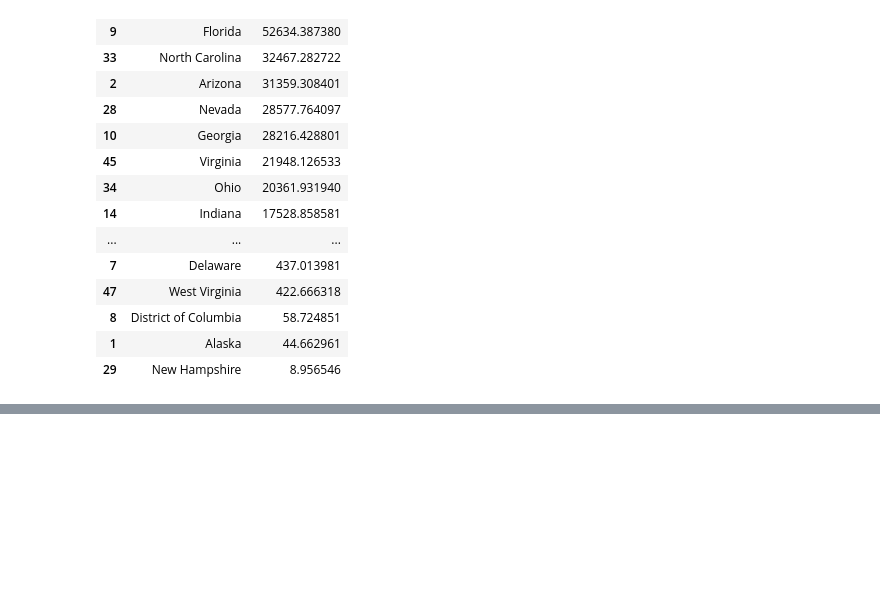
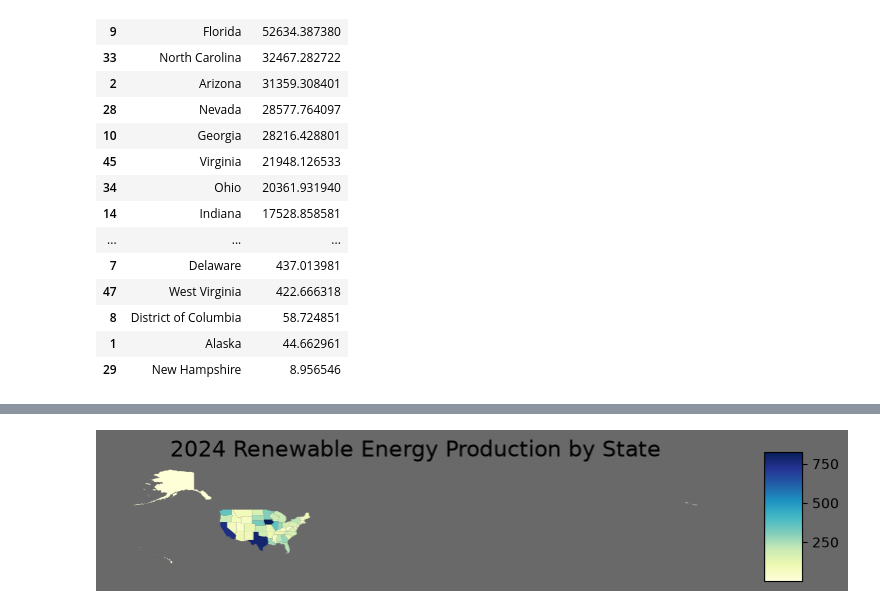
Before and after one commit to oliviapozytko/geog592-opozytko, a Jupyter notebook: homework/week07/homework07.ipynb, the cells around one changed output, grey strips where cells are left out. Cells and saved outputs as stored; diff of their text form; code cells hidden in the pictures; blank space fills up the shorter version.

```diff
--- a/homework/week07/homework07.ipynb
+++ b/homework/week07/homework07.ipynb
@@ -296 +303,19 @@ ax.figure.set_facecolor("dimgray")
+# %%
+ax = states_renewable.plot(
+    column="Renewable_Energy_Trillion_Btu",
+    cmap="YlGnBu",
+    legend=True,
+    figsize=(10, 10),
+)
+
+ax.set_title(
+    "2024 Renewable Energy Production by State",
+    fontsize=16
+)
+
+ax.set_facecolor("dimgray")
+ax.figure.set_facecolor("dimgray")
+ax.set_axis_off()
+# %% [output]
+[figure, added]
 # %%
```
Also changed, not shown: parts of 5 cells of this notebook.
